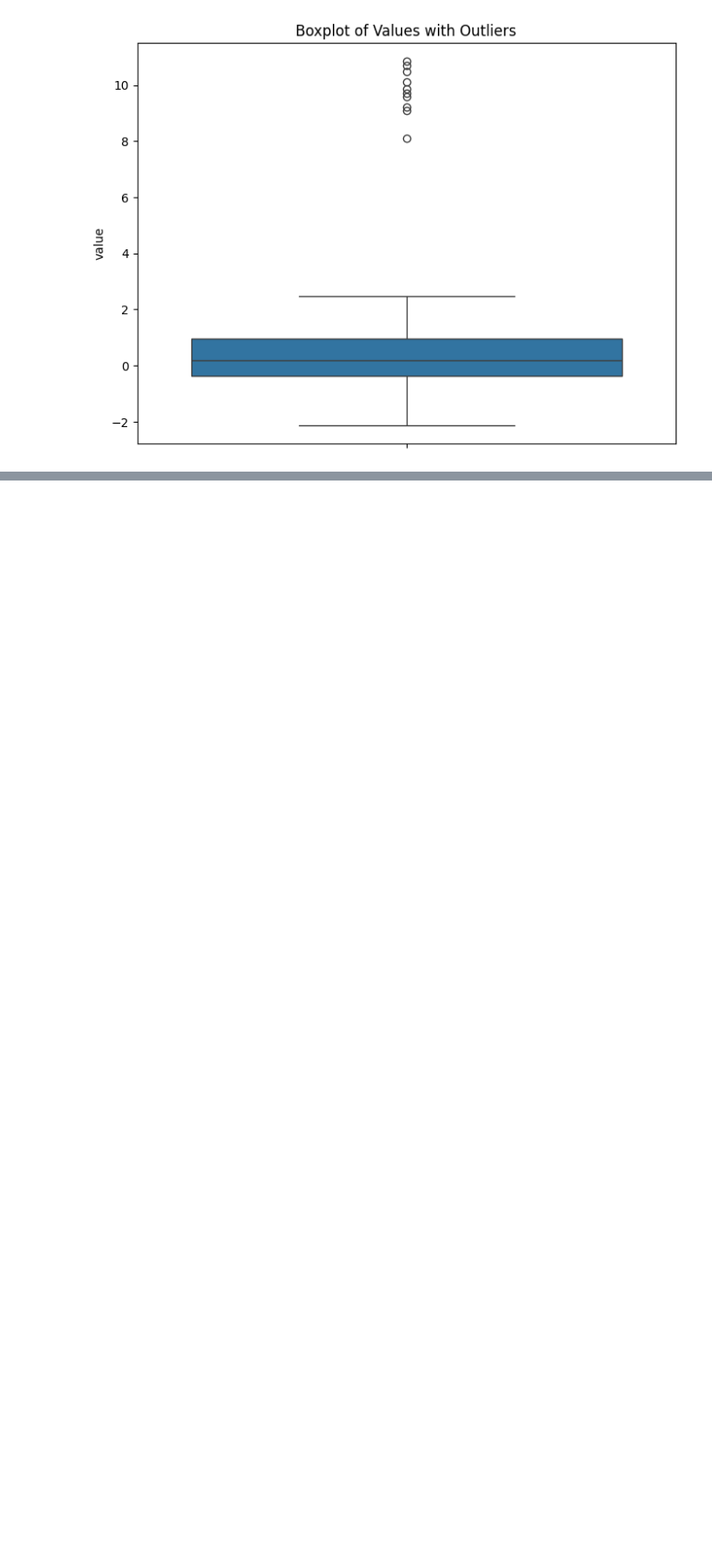
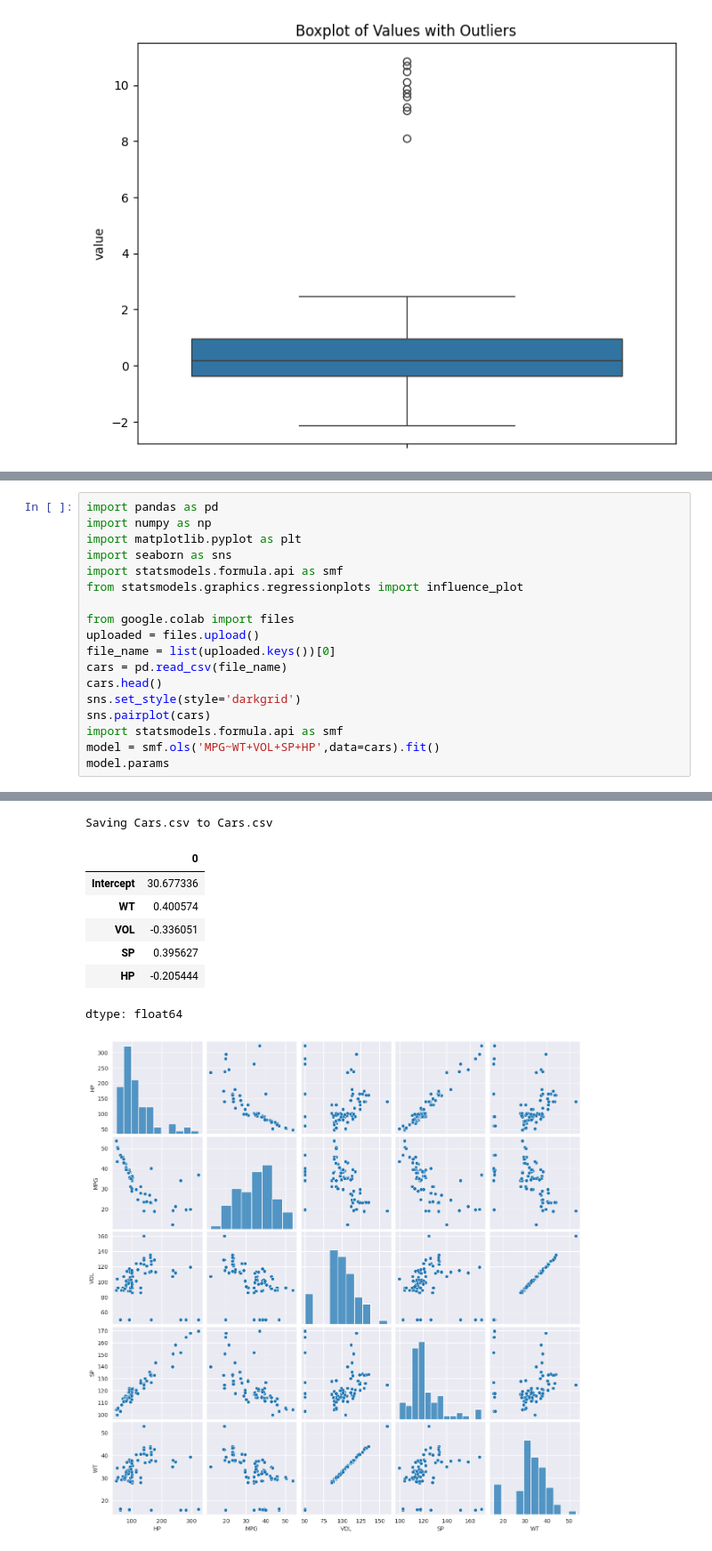
Before and after one commit to harsh-busam04/assignment_ml, a Jupyter notebook: untitled7.ipynb, the cells around one changed output, grey strips where cells are left out. Shown at 89% size. Drawn from its saved outputs; the diff is of its cells as text; blank space fills up the shorter version.

```diff
--- a/untitled7.ipynb
+++ b/untitled7.ipynb
@@ -561,0 +429,19 @@ Outliers:
+# %%
+import pandas as pd
+import numpy as np
+import matplotlib.pyplot as plt
+import seaborn as sns
+import statsmodels.formula.api as smf
+from statsmodels.graphics.regressionplots import influence_plot
+
+from google.colab import files
+uploaded = files.upload()
+file_name = list(uploaded.keys())[0]
+cars = pd.read_csv(file_name)
+cars.head()
+sns.set_style(style='darkgrid')
+sns.pairplot(cars)
+import statsmodels.formula.api as smf
+model = smf.ols('MPG~WT+VOL+SP+HP',data=cars).fit()
+model.params
+# %% [output]
@@ -561,0 +449,9 @@ Outliers:
+Saving Cars.csv to Cars.csv
+|  | 0 |
+| Intercept | 30.677336 |
+| WT | 0.400574 |
+| VOL | -0.336051 |
+| SP | 0.395627 |
+| HP | -0.205444 |
+dtype: float64
+[figure, added]
```
Also changed, not shown: parts of 12 cells of this notebook.
